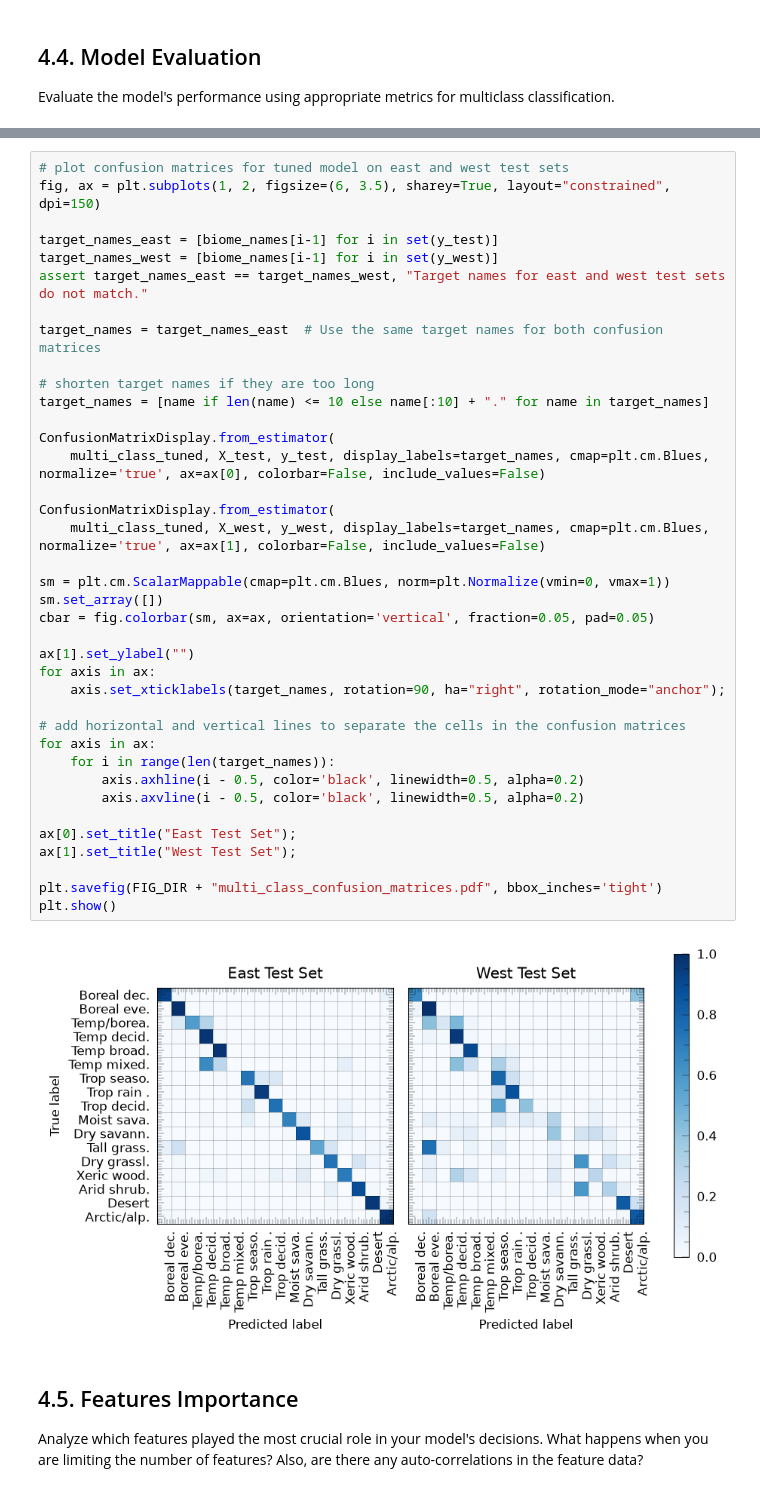
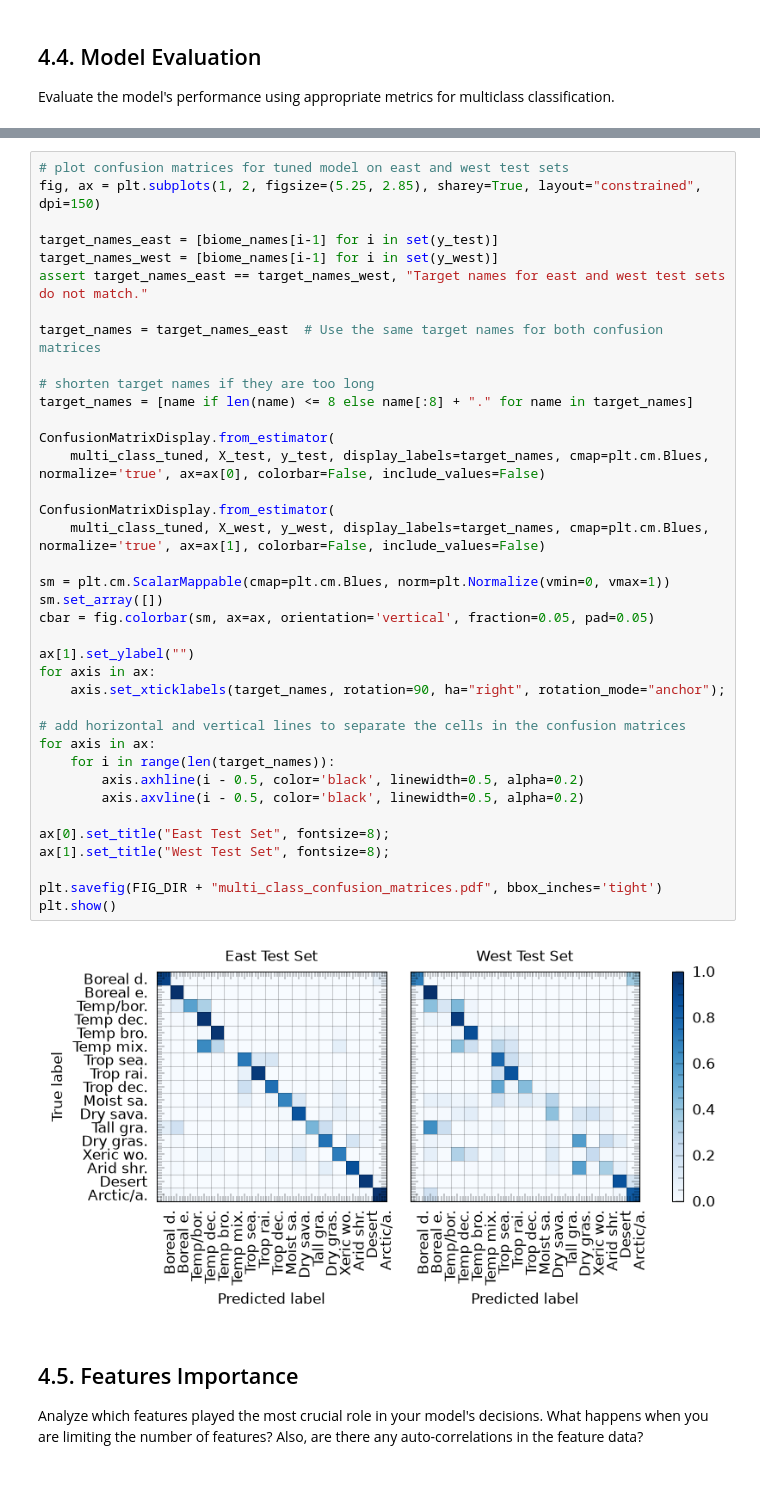
Before and after one commit to AndreaRaaschou/BERN01, a Jupyter notebook: biome_project/Hugo/rewrite.ipynb, the cells around one changed output, grey strips where cells are left out. Drawn from its saved outputs; the diff is of its cells as text.

```diff
--- a/biome_project/Hugo/rewrite.ipynb
+++ b/biome_project/Hugo/rewrite.ipynb
@@ -655,43 +654,43 @@ display(pd.DataFrame(metrics_multi).set_index("model"))
 # %%
 # plot confusion matrices for tuned model on east and west test sets
-fig, ax = plt.subplots(1, 2, figsize=(6, 3.5), sharey=True, layout="constrained", dpi=150)
+fig, ax = plt.subplots(1, 2, figsize=(5.25, 2.85), sharey=True, layout="constrained", dpi=150)
 
 target_names_east = [biome_names[i-1] for i in set(y_test)]
 target_names_west = [biome_names[i-1] for i in set(y_west)]
 assert target_names_east == target_names_west, "Target names for east and west test sets do not match."
 
 target_names = target_names_east  # Use the same target names for both confusion matrices
 
 # shorten target names if they are too long
-target_names = [name if len(name) <= 10 else name[:10] + "." for name in target_names]
+target_names = [name if len(name) <= 8 else name[:8] + "." for name in target_names]
 
 ConfusionMatrixDisplay.from_estimator(
     multi_class_tuned, X_test, y_test, display_labels=target_names, cmap=plt.cm.Blues, normalize='true', ax=ax[0], colorbar=False, include_values=False)
 
 ConfusionMatrixDisplay.from_estimator(
     multi_class_tuned, X_west, y_west, display_labels=target_names, cmap=plt.cm.Blues, normalize='true', ax=ax[1], colorbar=False, include_values=False)
 
 sm = plt.cm.ScalarMappable(cmap=plt.cm.Blues, norm=plt.Normalize(vmin=0, vmax=1))
 sm.set_array([])
 cbar = fig.colorbar(sm, ax=ax, orientation='vertical', fraction=0.05, pad=0.05)
 
 ax[1].set_ylabel("")
 for axis in ax:
     axis.set_xticklabels(target_names, rotation=90, ha="right", rotation_mode="anchor");
 
 # add horizontal and vertical lines to separate the cells in the confusion matrices
 for axis in ax:
     for i in range(len(target_names)):
         axis.axhline(i - 0.5, color='black', linewidth=0.5, alpha=0.2)
         axis.axvline(i - 0.5, color='black', linewidth=0.5, alpha=0.2)
 
-ax[0].set_title("East Test Set");
-ax[1].set_title("West Test Set");
+ax[0].set_title("East Test Set", fontsize=8);
+ax[1].set_title("West Test Set", fontsize=8);
 
 plt.savefig(FIG_DIR + "multi_class_confusion_matrices.pdf", bbox_inches='tight')
 plt.show()
 # %% [output]
-[figure, old version]
+[figure, new version]
 # %% [markdown]
 ## 4.5. Features Importance
 Analyze which features played the most crucial role in your model's decisions. What happens when you are limiting the number of features? Also, are there any auto-correlations
```
Also changed, not shown: parts of 24 cells of this notebook, 2 other files.
